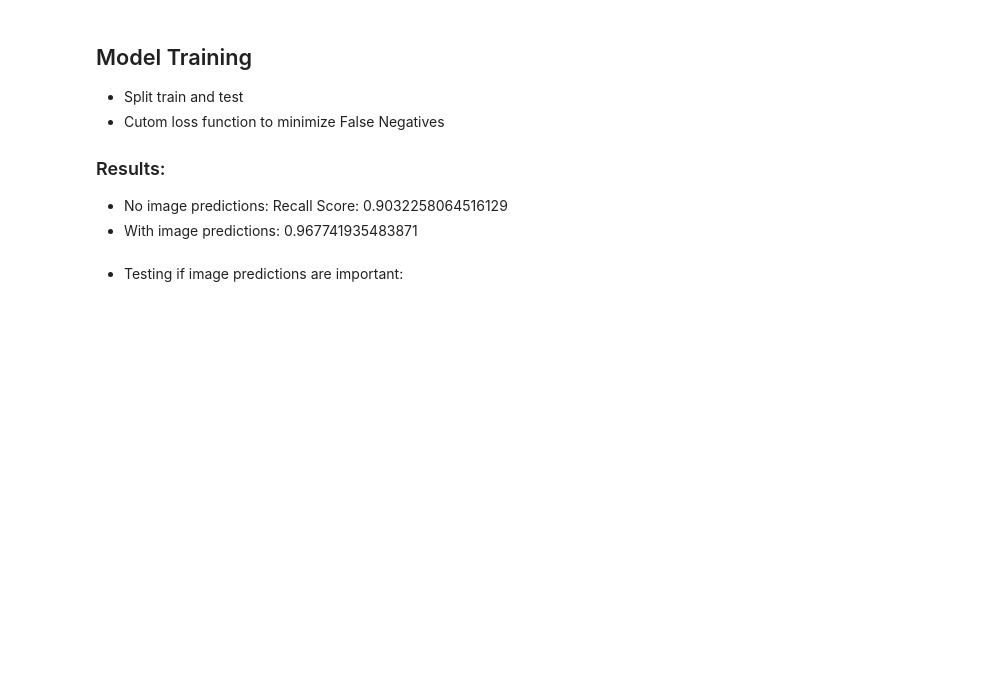
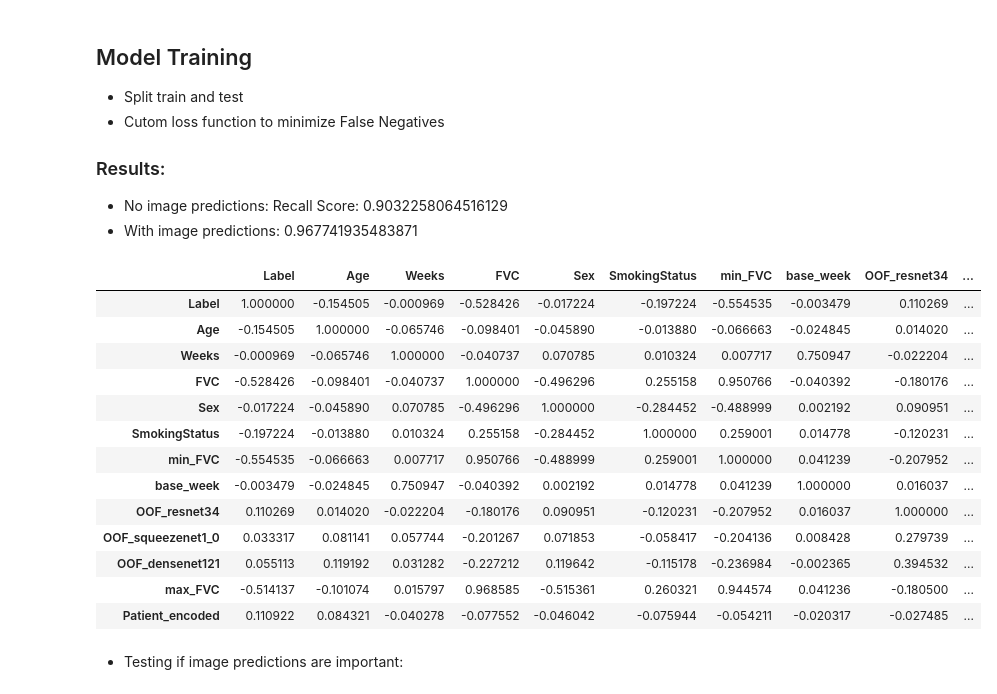
Before and after one commit to jordisc97/team9_boehringer, a Jupyter notebook: train_notebooks/02_Boeringher_team9_Regression_model.ipynb, the cells around one changed output. Saved outputs shown, nothing was run; the diff lists cells and outputs as text; code cells hidden in the pictures; blank space fills up the shorter version.

```diff
--- a/train_notebooks/02_Boeringher_team9_Regression_model.ipynb
+++ b/train_notebooks/02_Boeringher_team9_Regression_model.ipynb
@@ -114,6 +127,23 @@ FEATURES = [
  'OOF_densenet121',
 #  'max_FVC',
 ]
+# %%
+df_hack.corr(numeric_only=True).style.background_gradient(cmap='coolwarm')
+# %% [output]
+|  | Label | Age | Weeks | FVC | Sex | SmokingStatus | min_FVC | base_week | OOF_resnet34 | ... |
+| Label | 1.000000 | -0.154505 | -0.000969 | -0.528426 | -0.017224 | -0.197224 | -0.554535 | -0.003479 | 0.110269 | ... |
+| Age | -0.154505 | 1.000000 | -0.065746 | -0.098401 | -0.045890 | -0.013880 | -0.066663 | -0.024845 | 0.014020 | ... |
+| Weeks | -0.000969 | -0.065746 | 1.000000 | -0.040737 | 0.070785 | 0.010324 | 0.007717 | 0.750947 | -0.022204 | ... |
+| FVC | -0.528426 | -0.098401 | -0.040737 | 1.000000 | -0.496296 | 0.255158 | 0.950766 | -0.040392 | -0.180176 | ... |
+| Sex | -0.017224 | -0.045890 | 0.070785 | -0.496296 | 1.000000 | -0.284452 | -0.488999 | 0.002192 | 0.090951 | ... |
+| SmokingStatus | -0.197224 | -0.013880 | 0.010324 | 0.255158 | -0.284452 | 1.000000 | 0.259001 | 0.014778 | -0.120231 | ... |
+| min_FVC | -0.554535 | -0.066663 | 0.007717 | 0.950766 | -0.488999 | 0.259001 | 1.000000 | 0.041239 | -0.207952 | ... |
+| base_week | -0.003479 | -0.024845 | 0.750947 | -0.040392 | 0.002192 | 0.014778 | 0.041239 | 1.000000 | 0.016037 | ... |
+| OOF_resnet34 | 0.110269 | 0.014020 | -0.022204 | -0.180176 | 0.090951 | -0.120231 | -0.207952 | 0.016037 | 1.000000 | ... |
+| OOF_squeezenet1_0 | 0.033317 | 0.081141 | 0.057744 | -0.201267 | 0.071853 | -0.058417 | -0.204136 | 0.008428 | 0.279739 | ... |
+| OOF_densenet121 | 0.055113 | 0.119192 | 0.031282 | -0.227212 | 0.119642 | -0.115178 | -0.236984 | -0.002365 | 0.394532 | ... |
+| max_FVC | -0.514137 | -0.101074 | 0.015797 | 0.968585 | -0.515361 | 0.260321 | 0.944574 | 0.041236 | -0.180500 | ... |
+| Patient_encoded | 0.110922 | 0.084321 | -0.040278 | -0.077552 | -0.046042 | -0.075944 | -0.054211 | -0.020317 | -0.027485 | ... |
 # %%
 # Generate the target and X_training
 y = df_hack['Label']
```
Also changed, not shown: parts of 1 cell of this notebook, 4 other files.
